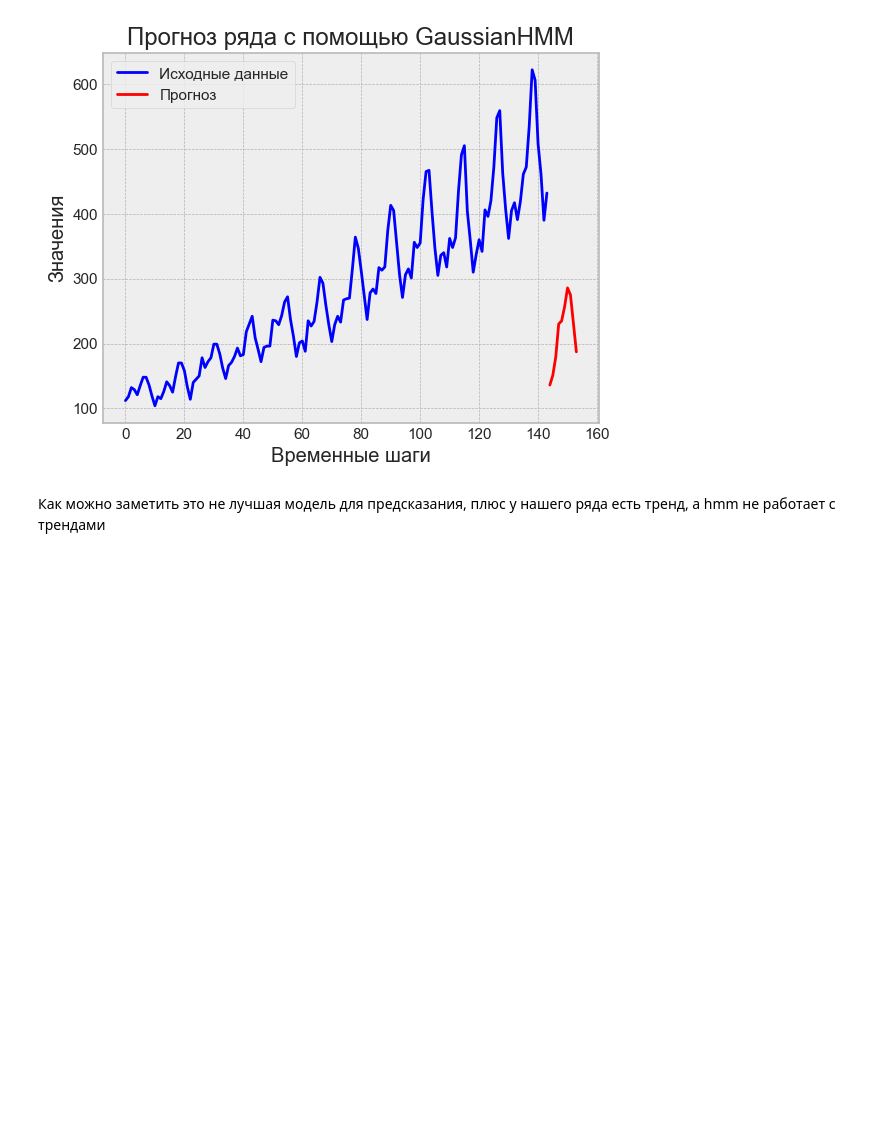
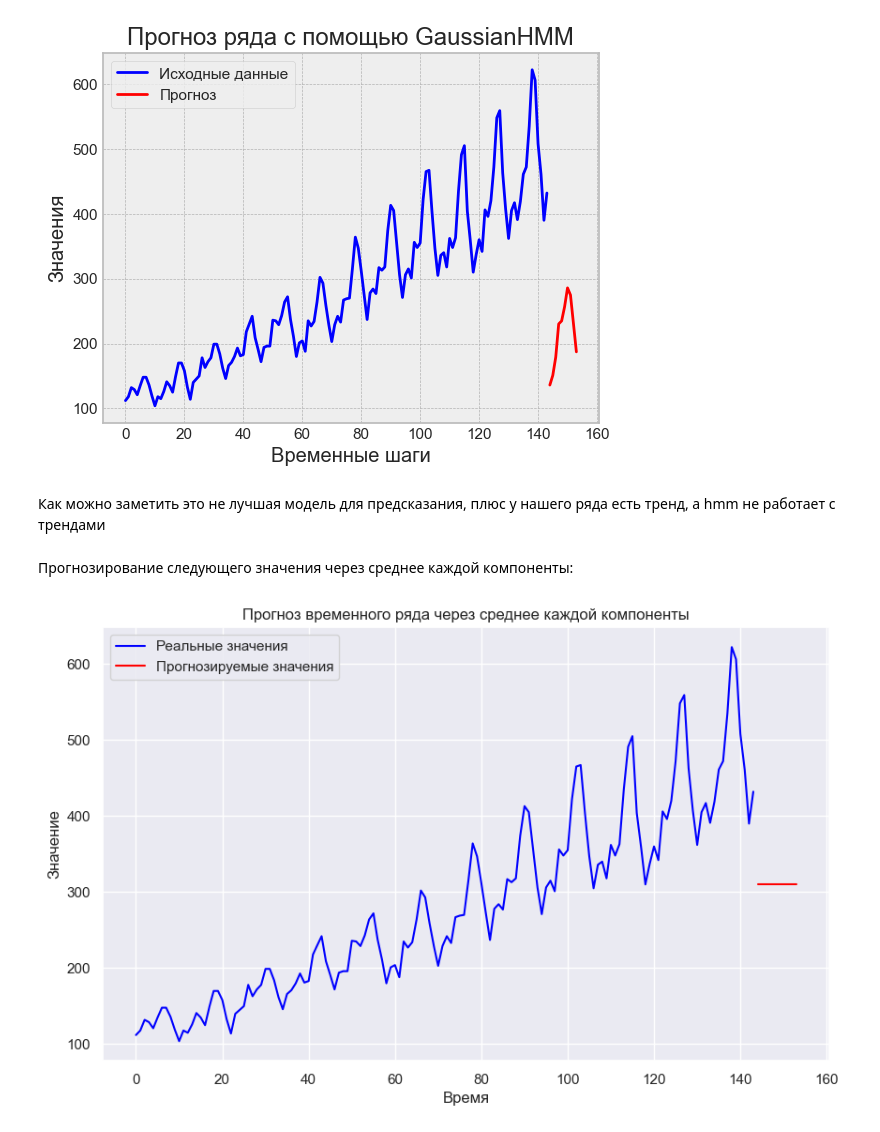
Before and after one commit to idknoo/ml, a Jupyter notebook: time series/markov process/makr.ipynb, the cells around one changed output. Drawn from its saved outputs; the diff is of its cells as text; code cells hidden in the pictures; blank space fills up the shorter version.

```diff
--- a/time series/markov process/makr.ipynb
+++ b/time series/markov process/makr.ipynb
@@ -196,3 +196,26 @@ with plt.style.context('bmh'):
 [figure]
 # %% [markdown]
 Как можно заметить это не лучшая модель для предсказания, плюс у нашего ряда есть тренд, а hmm не работает с трендами
+# %% [markdown]
+Прогнозирование следующего значения через среднее каждой компоненты:
+# %%
+# Получение средних значений каждой компоненты
+means = model.means_
+
+future_steps = 10
+predicted_values = []
+for _ in range(future_steps):
+    next_observation = np.mean(means)
+    predicted_values.append(next_observation)
+
+# Построение графика
+plt.figure(figsize=(10, 6))
+plt.plot(series, label='Реальные значения', color='blue')
+plt.plot(range(len(series), len(series) + future_steps), predicted_values, label='Прогнозируемые значения', color='red')
+plt.xlabel('Время')
+plt.ylabel('Значение')
+plt.title('Прогноз временного ряда через среднее каждой компоненты')
+plt.legend()
+plt.show()
+# %% [output]
+[figure, added]
```
